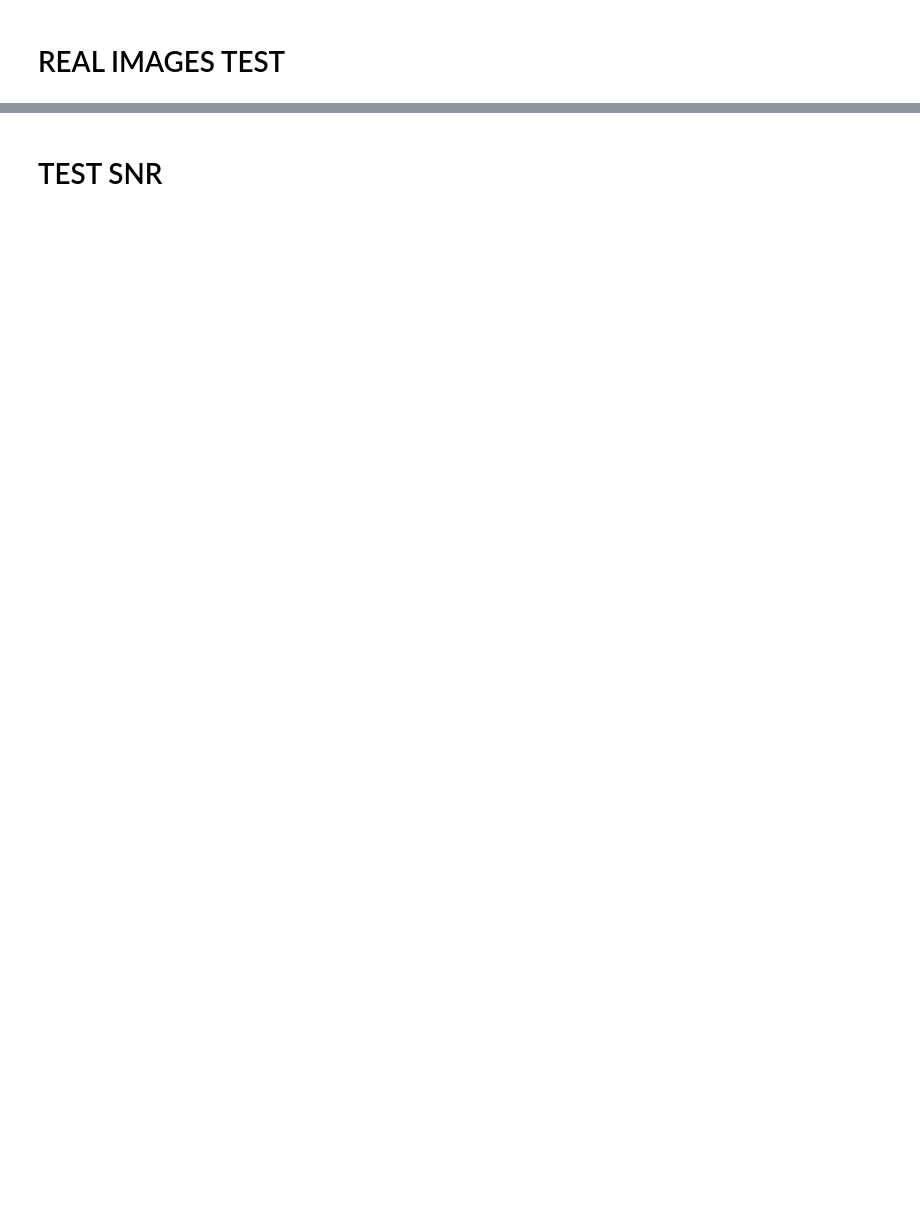
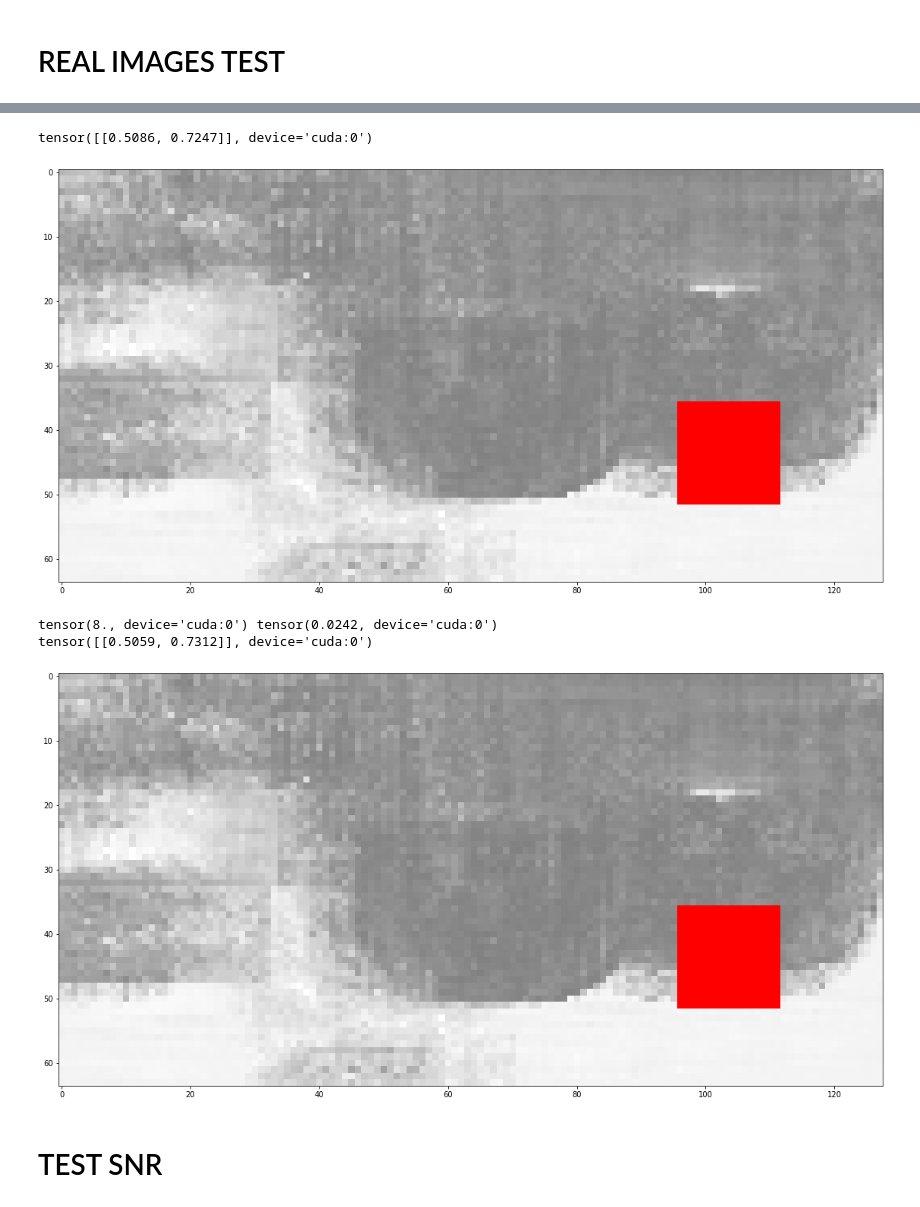
Before and after one commit to cianhwang/pyFusion, a Jupyter notebook: PolicyNet_test.ipynb, the cells around one changed output, grey strips where cells are left out. Saved outputs shown, nothing was run; the diff lists cells and outputs as text; code cells hidden in the pictures; blank space fills up the shorter version.

```diff
--- a/PolicyNet_test.ipynb
+++ b/PolicyNet_test.ipynb
@@ -109,9 +190,9 @@ tensor([[ 0.6143,  0.8864],
 # %%
 import cv2
 
-l = torch.rand(1, 2, device="cuda:0").float()
+l = torch.Tensor([[-0.5048,  0.2708]]).float().to(device = 'cuda:0')
 print(l)
-I = cv2.imread('/home/qian/Documents/pyFusion/test_files/68302_s550_00.jpg')
+I = cv2.imread('/home/qian/Documents/pyFusion/test_files/68302_s550_01.jpg')
 I = cv2.cvtColor(I, cv2.COLOR_BGR2RGB)
 I = cv2.resize(I, (128, 64))
 I = I.transpose(2, 0, 1)
@@ -132,2 +213,29 @@ tensor([[-0.5047,  0.2708]], device='cuda:0')
+# %%
+import cv2
+l = torch.Tensor([[0.5086, 0.7247]]).float().to(device = 'cuda:0')
+print(l)
+I = np.load('../autofocus-stacking/static_fs/79854_s1000_02.npy')
+I = cv2.resize(I, (128, 64))
+I = torch.tensor(I, device="cuda:0").float().unsqueeze(0).unsqueeze(1)
+I = torch.clamp(I, 0.0, 8.0)
+imshow(torchvision.utils.make_grid(color_region(I.repeat(1, 3, 1, 1)/8.0, l)).cpu())
+print(I.max(), I.min())
+
+h = [torch.zeros(1, 1, 256).cuda(),
+              torch.zeros(1, 1, 256).cuda()]
+l = torch.rand(1, 2).cuda()*2-1
+
+
+with torch.no_grad():
+    h, mu, l, b, p = model(I, l, h)
+print(mu)
+
+imshow(torchvision.utils.make_grid(color_region(I.repeat(1, 3, 1, 1)/8.0, mu)).cpu())
+# %% [output]
+tensor([[0.5086, 0.7247]], device='cuda:0')
+[figure, added]
+tensor(8., device='cuda:0') tensor(0.0242, device='cuda:0')
+tensor([[0.5059, 0.7312]], device='cuda:0')
+[figure, added]
 # %% [markdown]
 # TEST SNR
```
Also changed, not shown: parts of 17 cells of this notebook.
